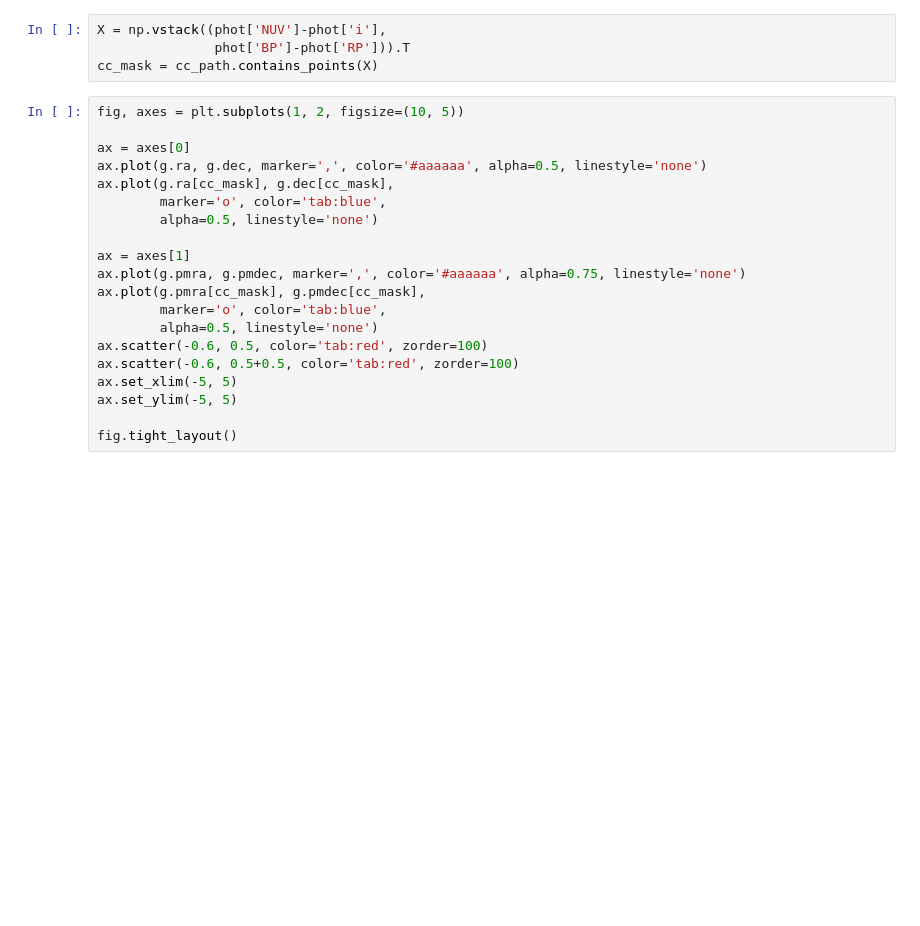
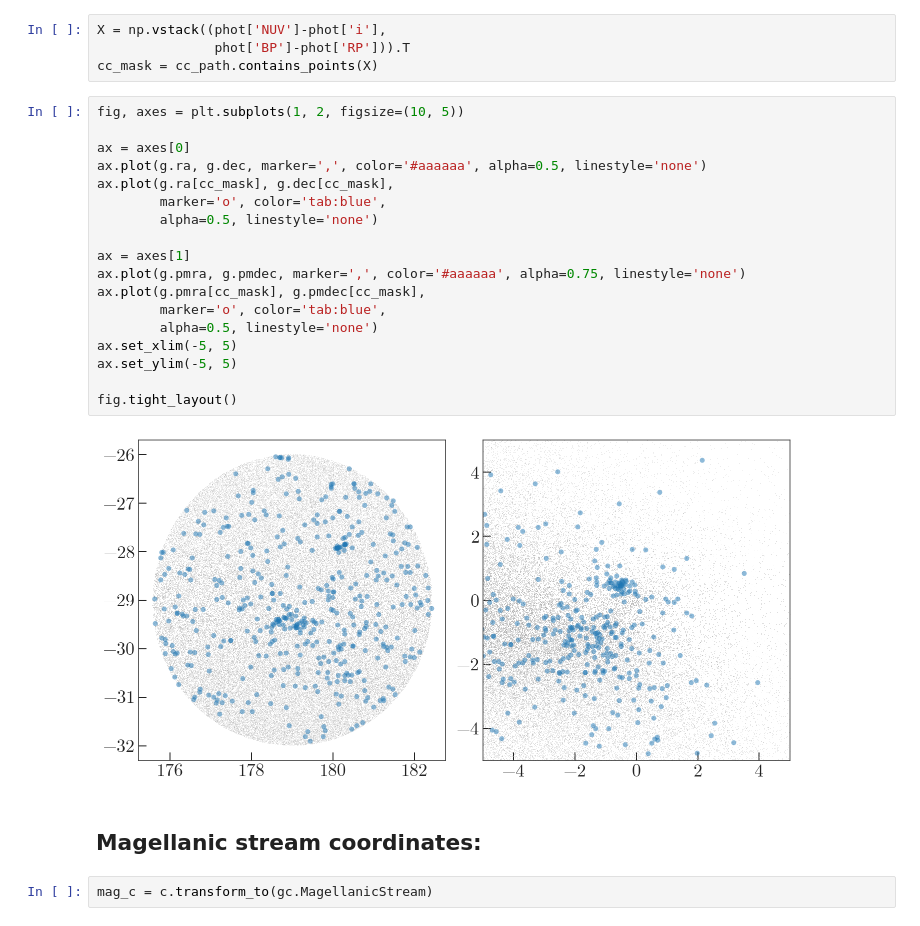
Before and after one commit to adrn/dr2-lmc-cluster, a Jupyter notebook: notebooks/LA-cluster.ipynb, the cells around one changed output. Cells and saved outputs as stored; diff of their text form; blank space fills up the shorter version.

```diff
--- a/notebooks/LA-cluster.ipynb
+++ b/notebooks/LA-cluster.ipynb
@@ -156,20 +170,24 @@ cc_mask = cc_path.contains_points(X)
 # %%
 fig, axes = plt.subplots(1, 2, figsize=(10, 5))
 
 ax = axes[0]
 ax.plot(g.ra, g.dec, marker=',', color='#aaaaaa', alpha=0.5, linestyle='none')
 ax.plot(g.ra[cc_mask], g.dec[cc_mask],
         marker='o', color='tab:blue',
         alpha=0.5, linestyle='none')
 
 ax = axes[1]
 ax.plot(g.pmra, g.pmdec, marker=',', color='#aaaaaa', alpha=0.75, linestyle='none')
 ax.plot(g.pmra[cc_mask], g.pmdec[cc_mask],
         marker='o', color='tab:blue',
         alpha=0.5, linestyle='none')
-ax.scatter(-0.6, 0.5, color='tab:red', zorder=100)
-ax.scatter(-0.6, 0.5+0.5, color='tab:red', zorder=100)
 ax.set_xlim(-5, 5)
 ax.set_ylim(-5, 5)
 
 fig.tight_layout()
+# %% [output]
+[figure, added]
+# %% [markdown]
+## Magellanic stream coordinates:
+# %%
+mag_c = c.transform_to(gc.MagellanicStream)
```
Also changed, not shown: parts of 24 cells of this notebook, 4 other files.
